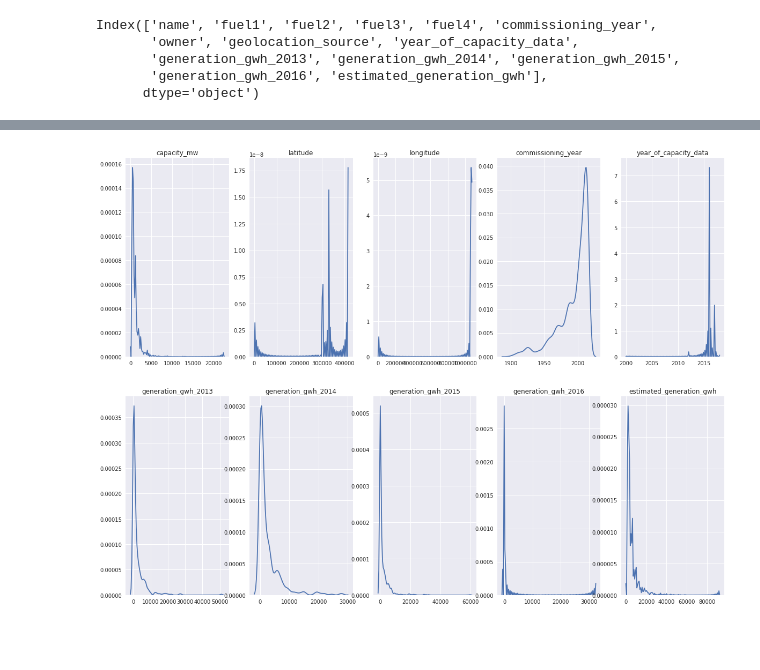
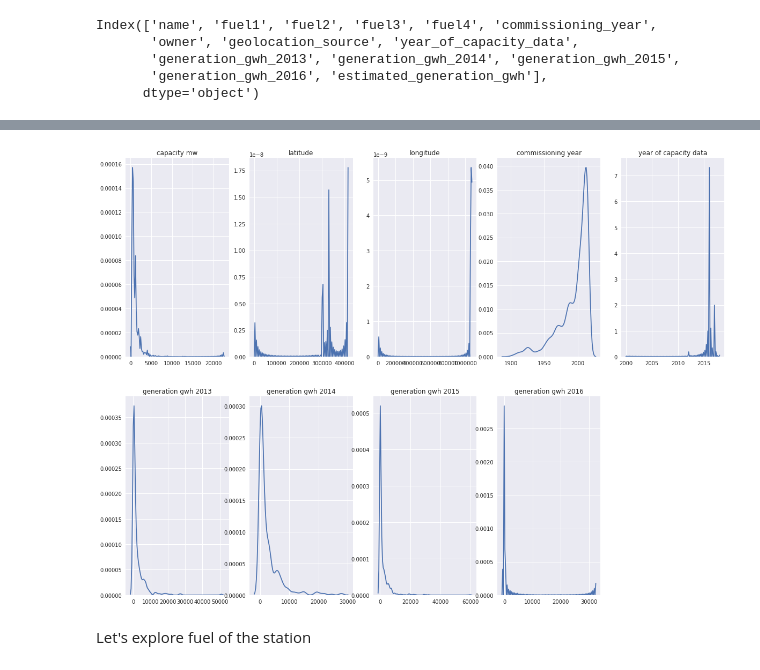
Before and after one commit to Saphirox/Energy-research, a Jupyter notebook: energy.data_exp.python.1.0.ipynb, the cells around one changed output, grey strips where cells are left out. Drawn from its saved outputs; the diff is of its cells as text; code cells hidden in the pictures; blank space fills up the shorter version.

```diff
--- a/energy.data_exp.python.1.0.ipynb
+++ b/energy.data_exp.python.1.0.ipynb
@@ -106,9 +114,17 @@ Explore NaN values in cols (green=null, blue=not null)
 # %%
-fig, axes = plt.subplots(5, 3, figsize=(20,5))
+fig, axes = plt.subplots(5, 3, figsize=(10,10))
 axes = axes.reshape(15,1)
+fig.delaxes(axes[-1][0])
 for i, col in enumerate(cols):
     current_ax = axes[i][0]
-    df[col].isnull().value_counts().plot(kind='bar', ax=current_ax, figsize=(20,10))
-    current_ax.set_title(col)
-    current_ax.set_xticklabels([])
+    df[col].notna().value_counts().plot(kind='bar', ax=current_ax, figsize=(10,10), sort_columns=True)
+    current_ax.set_title(col.replace("_", " "))
+    current_ax.set_ylim(0,30000)
+    if (i+1) % 3 == 1:
+        current_ax.set_yticklabels([0, 10000, 20000, 30000])
+    else:
+        current_ax.set_yticklabels([])
+    current_ax.set_xticklabels(current_ax.get_xticklabels(), rotation=0)
+    current_ax.set_xticklabels(current_ax.get_xticklabels())
+plt.subplots_adjust(hspace=0.5)
 # %% [output]
@@ -137,10 +164,10 @@ df.corr()
 int_df = df.iloc[:,np.where(df.dtypes == np.float64)[0]]
 # %%
 fig, axes = plt.subplots(2, 5, figsize=(20, 15))
-
-for i, ax in zip(int_df.columns, axes.flatten()):
-    sns.kdeplot(int_df[i], ax = ax)
-    ax.set_title(i)
+fig.delaxes(axes.flatten()[-1])
+for col, ax in zip(int_df.columns, axes.flatten()[:-1]):
+    sns.kdeplot(int_df[col], ax = ax)
+    ax.set_title(col.replace("_", " "))
     ax.get_legend().remove()
 # %% [output]
-[figure, old version]
+[figure, new version]
@@ -146,0 +192,2 @@ for i, ax in zip(int_df.columns, axes.flatten()):
+# %% [markdown]
+Let's explore fuel of the station
```
Also changed, not shown: parts of 37 cells of this notebook, 3 other files.
